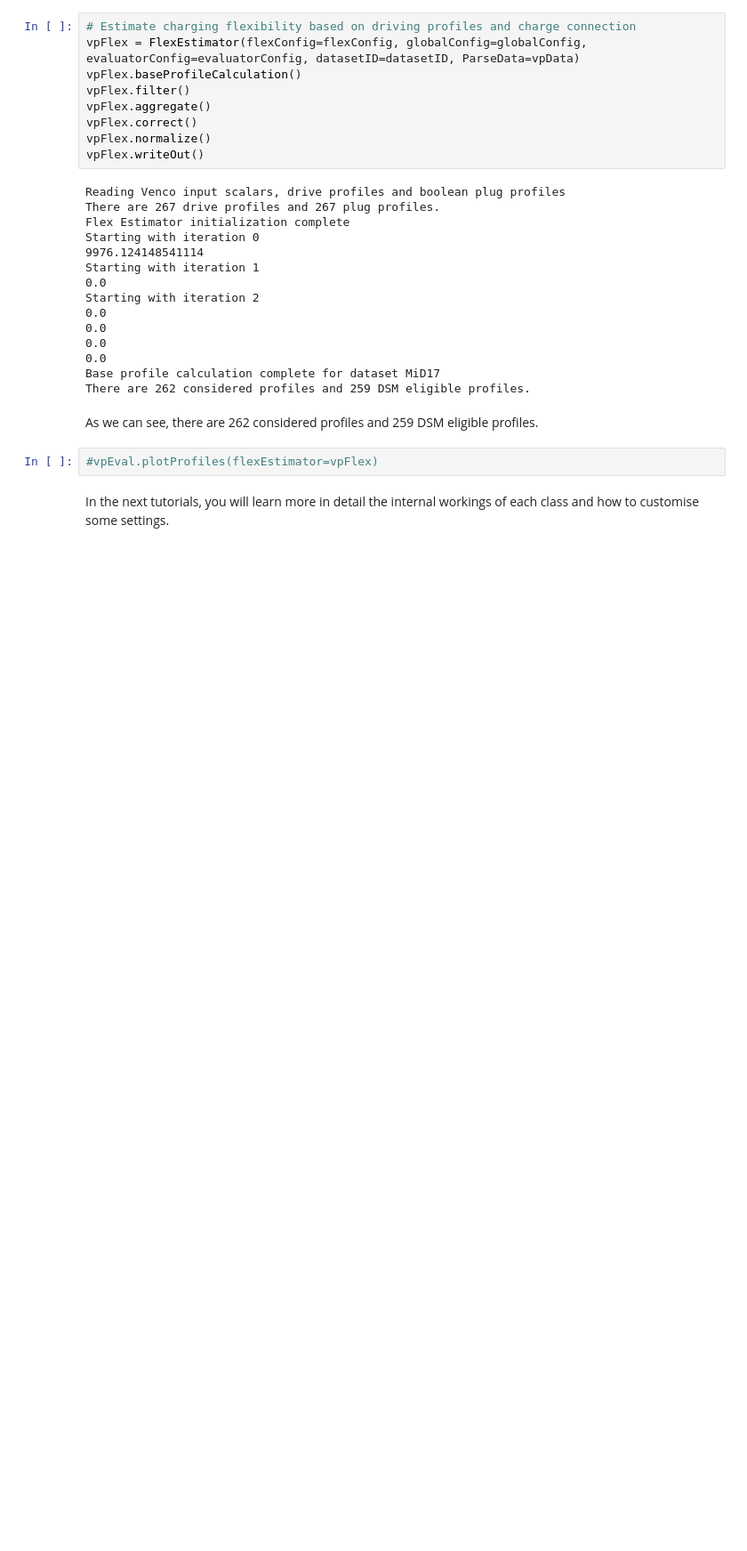
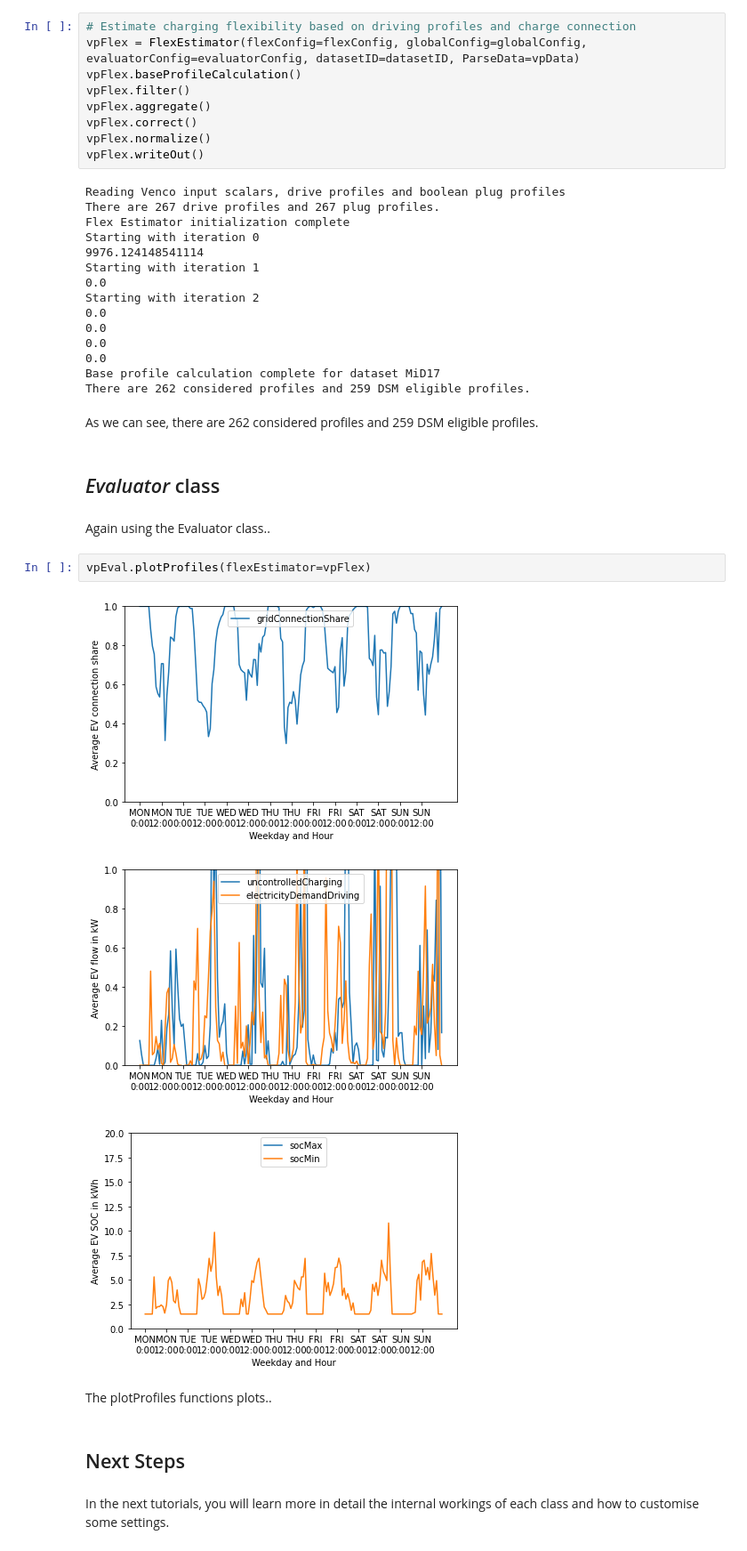
Before and after one commit to areleu/vencopy, a Jupyter notebook: tutorials/tutorial_01/vencopy_tutorial_01.ipynb, the cells around one changed output. Shown at 89% size. Drawn from its saved outputs; the diff is of its cells as text; blank space fills up the shorter version.

```diff
--- a/tutorials/tutorial_01/vencopy_tutorial_01.ipynb
+++ b/tutorials/tutorial_01/vencopy_tutorial_01.ipynb
@@ -206,7 +209,19 @@ Base profile calculation complete for dataset MiD17
 There are 262 considered profiles and 259 DSM eligible profiles.
 # %% [markdown]
 As we can see, there are 262 considered profiles and 259 DSM eligible profiles.
+# %% [markdown]
+## _Evaluator_ class
+# %% [markdown]
+Again using the Evaluator class..
 # %%
-#vpEval.plotProfiles(flexEstimator=vpFlex)
+vpEval.plotProfiles(flexEstimator=vpFlex)
+# %% [output]
+[figure, added]
+[figure, added]
+[figure, added]
+# %% [markdown]
+The plotProfiles functions plots..
+# %% [markdown]
+## Next Steps
 # %% [markdown]
 In the next tutorials, you will learn more in detail the internal workings of each class and how to customise some settings.
```
Also changed, not shown: parts of 11 cells of this notebook, 3 other files.
